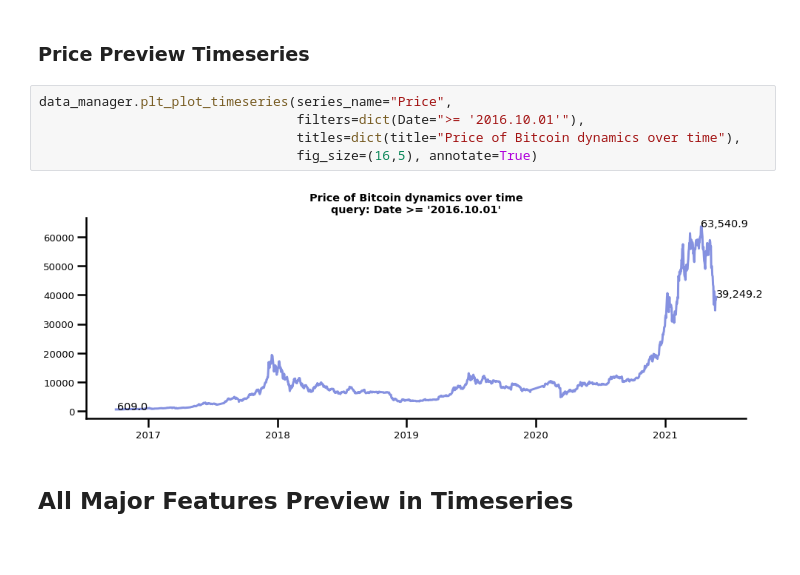
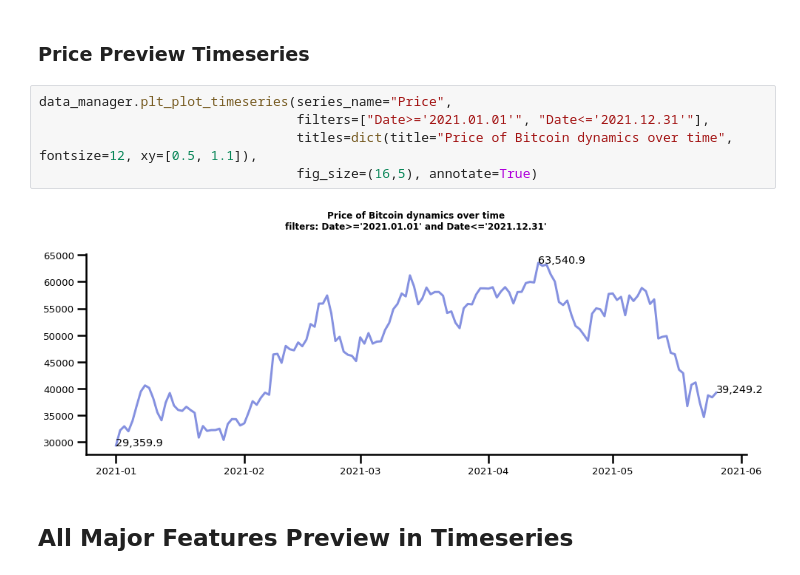
Before and after one commit to serg-razum-off/DFP-Numeric-2, a Jupyter notebook: train/btc_eda_playground.ipynb, the cells around one changed output. Saved outputs shown, nothing was run; the diff lists cells and outputs as text; blank space fills up the shorter version.

```diff
--- a/train/btc_eda_playground.ipynb
+++ b/train/btc_eda_playground.ipynb
@@ -96,11 +96,11 @@ data_manager.data_files_prop
 ### Price Preview Timeseries
 # %%
 data_manager.plt_plot_timeseries(series_name="Price",
-                                 filters=dict(Date=">= '2016.10.01'"),
-                                 titles=dict(title="Price of Bitcoin dynamics over time"),
+                                 filters=["Date>='2021.01.01'", "Date<='2021.12.31'"],
+                                 titles=dict(title="Price of Bitcoin dynamics over time", fontsize=12, xy=[0.5, 1.1]),
                                  fig_size=(16,5), annotate=True)
 # %% [output]
-[figure, old version]
+[figure, new version]
 # %% [markdown]
 ## All Major Features Preview in Timeseries
 # %%
```
Also changed, not shown: 1 other file.
